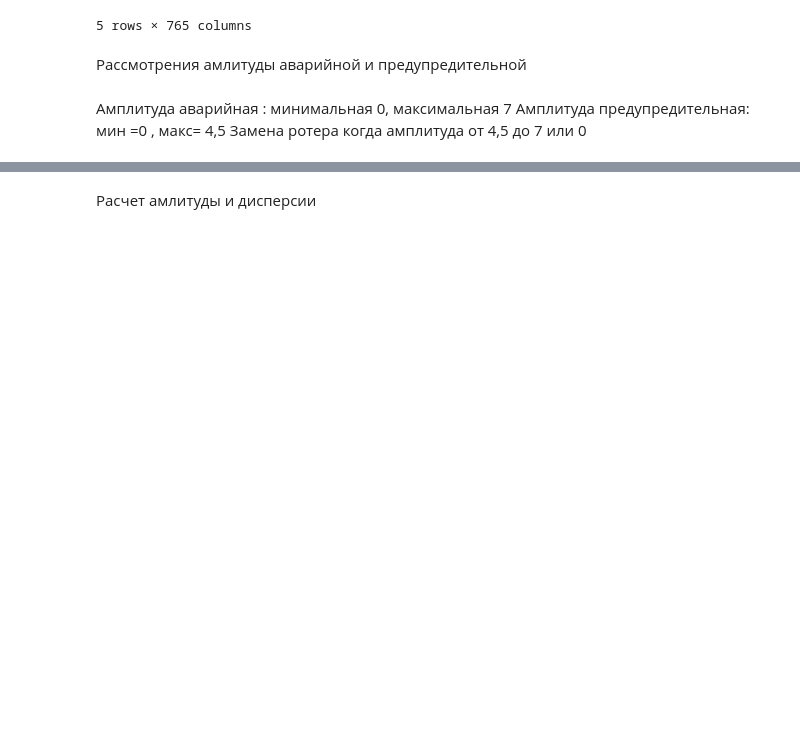
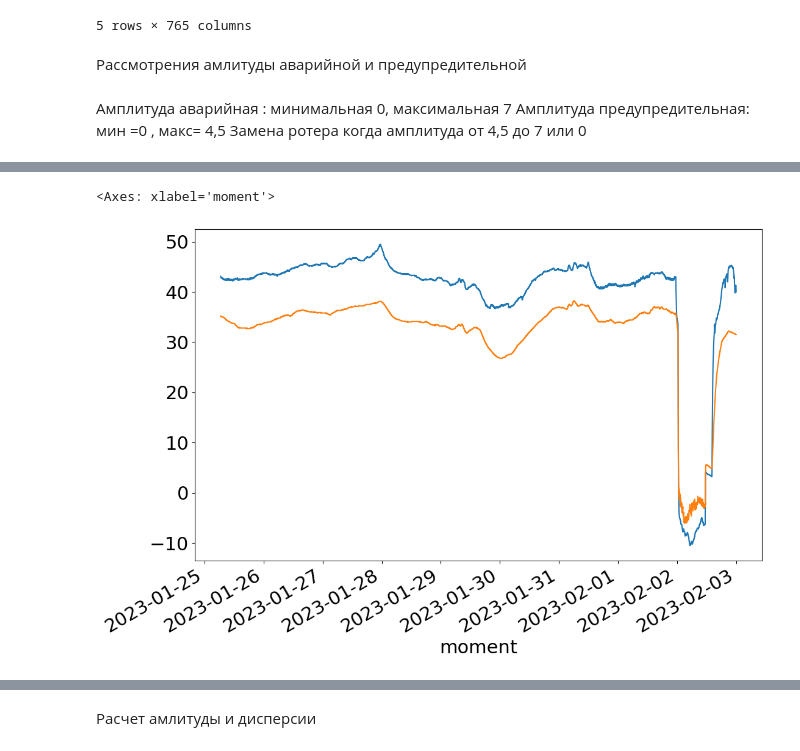
Before and after one commit to Anya-ova/diagnostic_exh, a Jupyter notebook: diagnostic_raw.ipynb, the cells around one changed output, grey strips where cells are left out. Cells and saved outputs as stored; diff of their text form; code cells hidden in the pictures; blank space fills up the shorter version.

```diff
--- a/diagnostic_raw.ipynb
+++ b/diagnostic_raw.ipynb
@@ -44,0 +57,6 @@ df_for_plot = df[df.index <'02.02.2023']
+# %%
+df_for_plot[temp8].plot()
+df_for_plot[temp7].plot()
+# %% [output]
+<Axes: xlabel='moment'>
+[figure, added]
```
Also changed, not shown: parts of 38 cells of this notebook.
